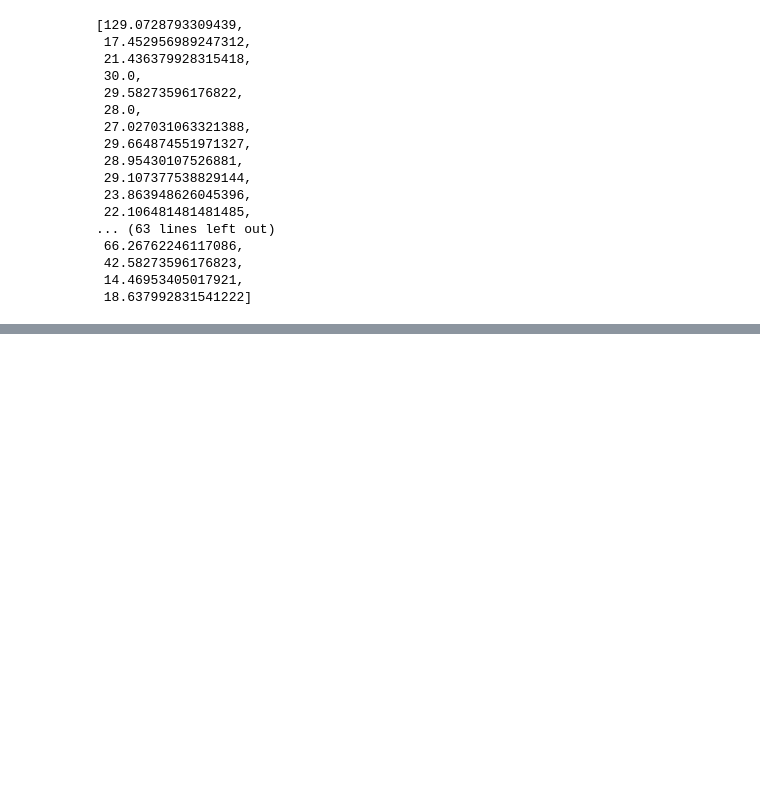
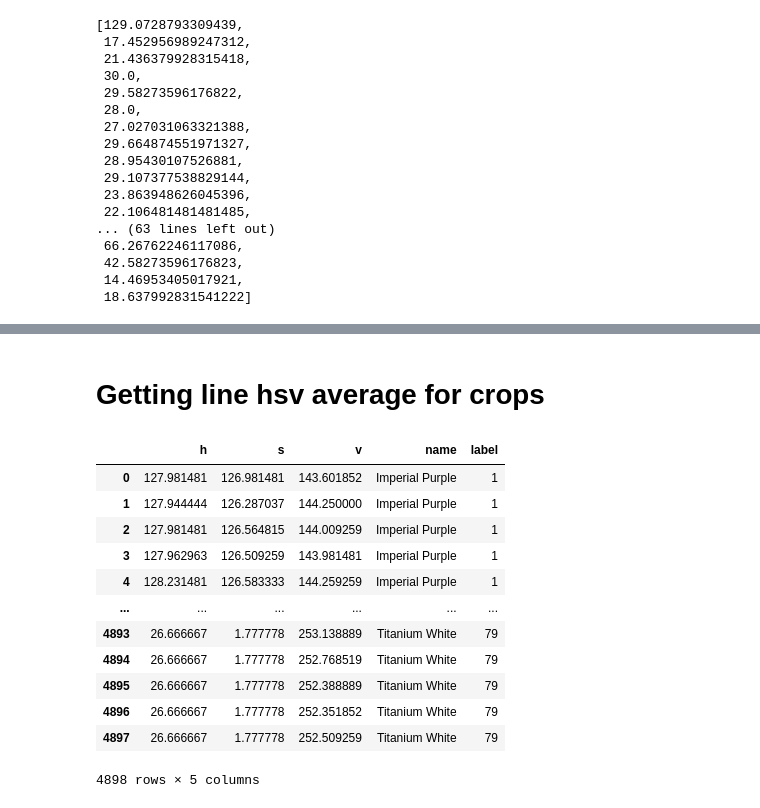
Before and after one commit to skyelong/Insight_Project_old, a Jupyter notebook: testing/Automate Daniel Smith Scrape.ipynb, the cells around one changed output, grey strips where cells are left out. Drawn from its saved outputs; the diff is of its cells as text; code cells hidden in the pictures; blank space fills up the shorter version.

Commit message:
swatches

```diff
--- a/testing/Automate Daniel Smith Scrape.ipynb
+++ b/testing/Automate Daniel Smith Scrape.ipynb
@@ -535,0 +574,29 @@ paths_df
+# %% [markdown]
+# Getting line hsv average for crops
+# %%
+ds_swatches = pd.DataFrame()
+# %%
+for i in range(0,len(paths_df)):
+    image_path = paths_df.crop_path[i]
+    image = cv2.imread(image_path)
+    image_mean = cv2.cvtColor(image, cv2.COLOR_BGR2HSV).mean(axis=0)
+    imported =pd.DataFrame(image_mean, columns=["h","s","v"])
+    imported["name"] = paths_df.name[i]
+    imported["label"] = paths_df.label[i]
+    ds_swatches = pd.concat([ds_swatches,imported], ignore_index=True)
+# %%
+ds_swatches
+# %% [output]
+|  | h | s | v | name | label |
+| 0 | 127.981481 | 126.981481 | 143.601852 | Imperial Purple | 1 |
+| 1 | 127.944444 | 126.287037 | 144.250000 | Imperial Purple | 1 |
+| 2 | 127.981481 | 126.564815 | 144.009259 | Imperial Purple | 1 |
+| 3 | 127.962963 | 126.509259 | 143.981481 | Imperial Purple | 1 |
+| 4 | 128.231481 | 126.583333 | 144.259259 | Imperial Purple | 1 |
+| ... | ... | ... | ... | ... | ... |
+| 4893 | 26.666667 | 1.777778 | 253.138889 | Titanium White | 79 |
+| 4894 | 26.666667 | 1.777778 | 252.768519 | Titanium White | 79 |
+| 4895 | 26.666667 | 1.777778 | 252.388889 | Titanium White | 79 |
+| 4896 | 26.666667 | 1.777778 | 252.351852 | Titanium White | 79 |
+| 4897 | 26.666667 | 1.777778 | 252.509259 | Titanium White | 79 |
+4898 rows × 5 columns
```
Also changed, not shown: parts of 12 cells of this notebook, 2 other files.
